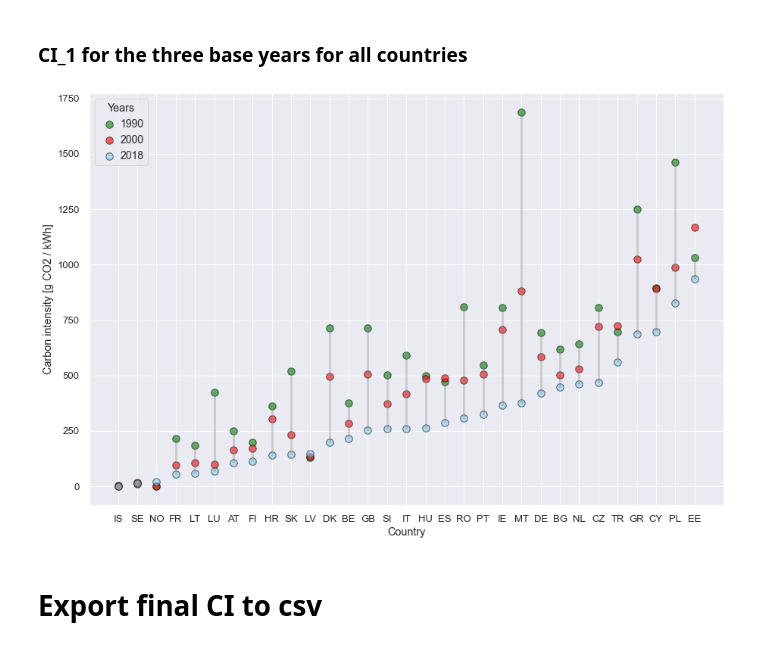
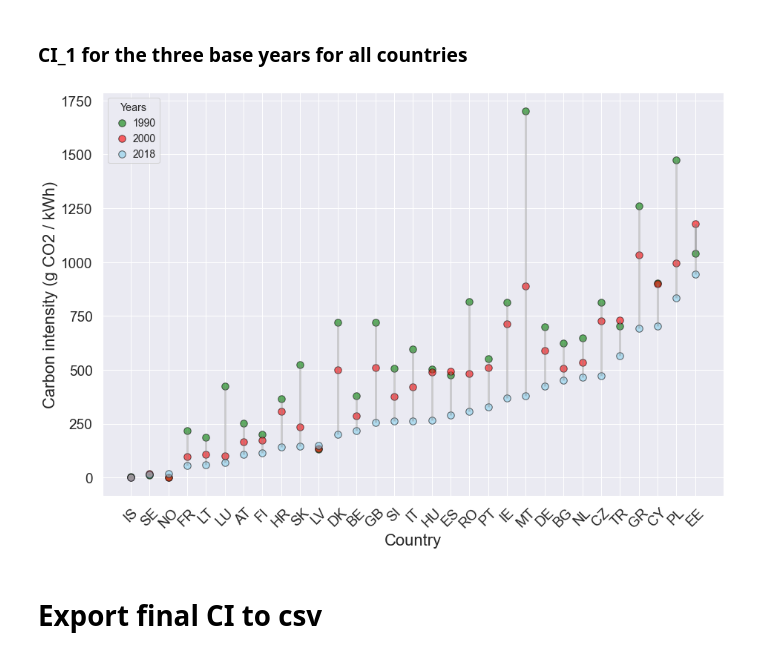
Before and after one commit to INATECH-CIG/CO2_emissions_factors, a Jupyter notebook: CI calculation top down method.ipynb, the cells around one changed output. Cells and saved outputs as stored; diff of their text form; code cells hidden in the pictures.

```diff
--- a/CI calculation top down method.ipynb
+++ b/CI calculation top down method.ipynb
@@ -666,8 +666,8 @@ GEP_AP = aligndata(GEP_AP, CO2_cleaned)
 #Gross electricity production
 GEP = (GEP_MAP + GEP_AP)
 
-#converting gross elec to net elec assuming 5,3% losses
-NEP = GEP * 0.947
+#converting gross elec to net elec assuming 6% self consumption
+NEP = GEP * 0.94
 
 # set sigma for heat allocation
 sigma = 1
@@ -1322,37 +1328,43 @@ CI_compar = CI_1.loc[['2018','2010','2000','1990']].transpose()
 
 # Reorder it following the values of the first value:
 ordered_df = CI_compar.sort_values(by='2018', ascending=True)
 my_range=range(1,len(CI_compar.index)+1)
 
 fig, ax = plt.subplots(1,1)
 
 # The vertical plot is made using the vline function
-ax.vlines(x=my_range, ymin=ordered_df['2018'], ymax=ordered_df['1990'], color='grey', alpha=0.4, linewidths=2.5)
+ax.vlines(x=my_range, ymin=ordered_df['2018'], ymax=ordered_df['2000'], color='grey', alpha=0.4, linewidths=2.5)
+ax.vlines(x=my_range, ymin=ordered_df['2000'], ymax=ordered_df['1990'], color='grey', alpha=0.4, linewidths=2.5)
+
 
 ax.scatter(my_range, ordered_df['1990'],  color='green', alpha=0.6 , label='1990',s=90,edgecolor='black')
 ax.scatter(my_range, ordered_df['2000'],  color='red', alpha=0.6 , label='2000',s=90,edgecolor='black')
 ax.scatter(my_range , ordered_df['2018'],  color='skyblue', alpha=0.6, label='2018',s=90,edgecolor='black')
 #plt.scatter(my_range, ordered_df['2010'],  color='green', alpha=0.4 , label='2010',s=90,edgecolor='black')
 
 
 handles, labels = ax.get_legend_handles_labels()
 
 ax.legend(handles, labels,  loc='upper left',
                    handletextpad=0., columnspacing=0.5, ncol=1,
                    title='Years', fontsize=14, frameon=True)
 
+
 # Add title and axis names
 
-ax.set_xlabel('Country')
-ax.set_ylabel('Carbon intensity [g CO2 / kWh]')
+ax.set_xlabel('Country', fontsize=22)
+ax.set_ylabel('Carbon intensity (g CO2 / kWh)', fontsize=22)
 
 ax.set_xticks(my_range)
 ax.set_xticklabels(ordered_df.index)
 
+ax.tick_params(axis='x',labelsize=19, rotation=45)
+ax.tick_params(axis='y',labelsize=19)
+
 # using pass to not print the return from set_xticks and ...
 pass
 # %% [output]
-[figure, old version]
+[figure, new version]
 # %%
 fig.savefig(os.path.join(output_directory_path + '/_CO2_intensity_develoment_by_countries.png'))
 # %% [markdown]
```
Also changed, not shown: parts of 11 cells of this notebook, 14 other files.
